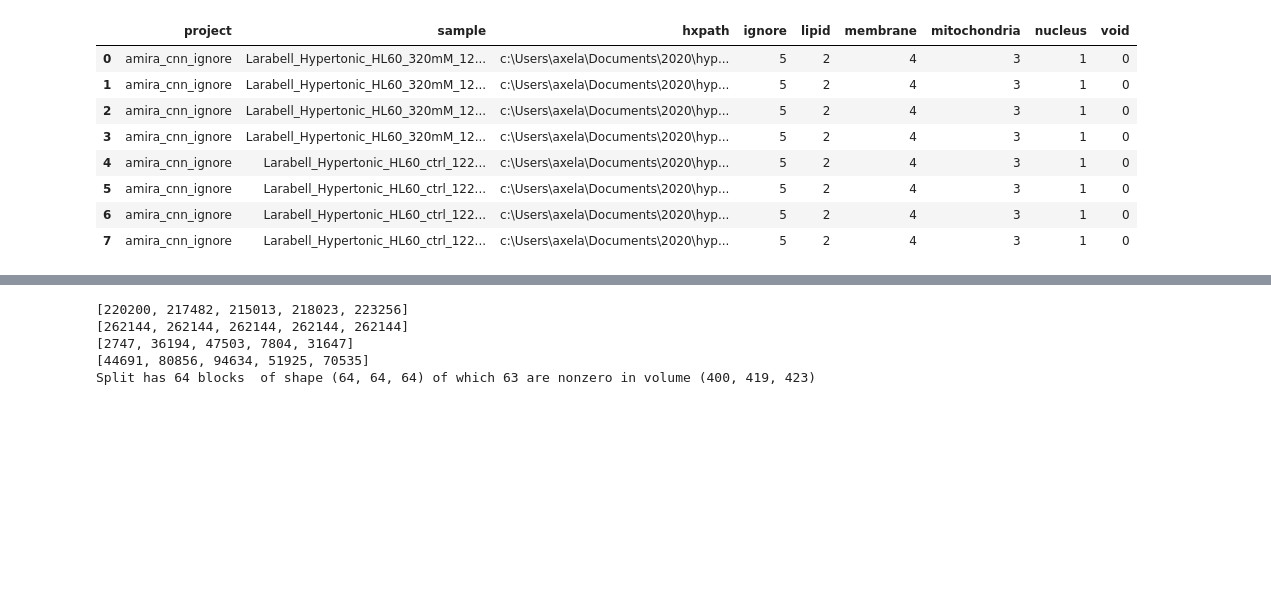
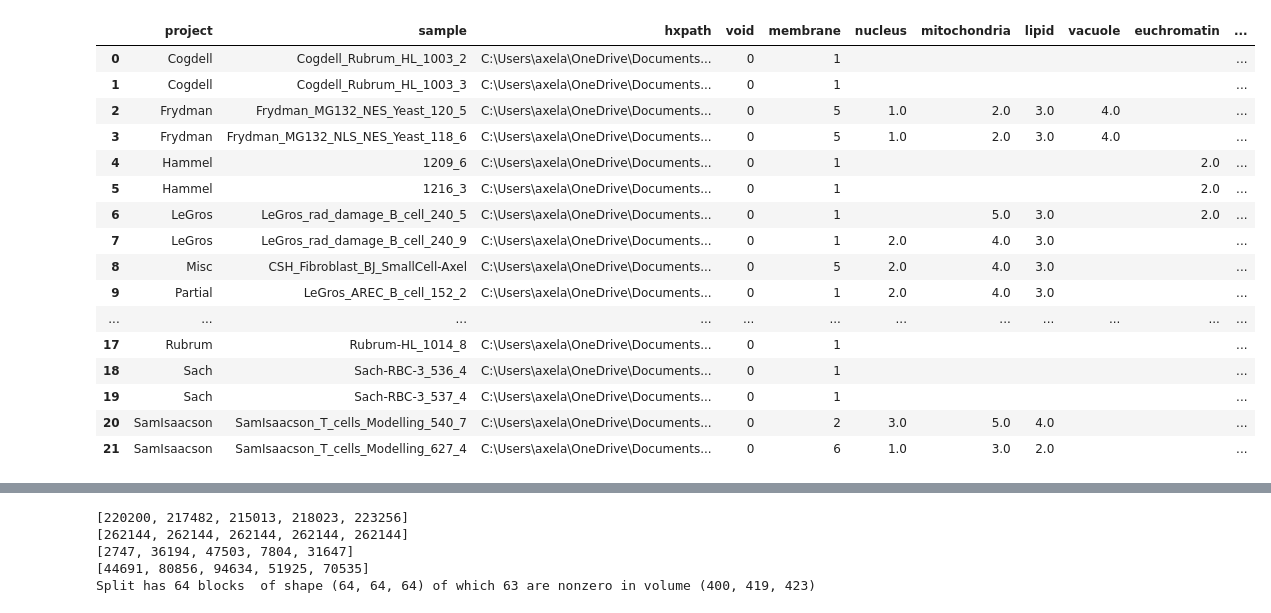
Before and after one commit to ncxt/ncxt_sxtcnn, a Jupyter notebook: dev.ipynb, the cells around one changed output, grey strips where cells are left out. Saved outputs shown, nothing was run; the diff lists cells and outputs as text; code cells hidden in the pictures; blank space fills up the shorter version.

```diff
--- a/dev.ipynb
+++ b/dev.ipynb
@@ -40,3 +82,8 @@ from ncxt_sxtcnn.sxtcnn.criteria import CrossEntropyLoss_DiceLoss
 from ncxt_sxtcnn import Segmenter
 # %% [output]
 [interactive output not drawn]
+# %%
+wd = "C:/Users/axela/OneDrive/Documents/2020/mock_NAS/"
+folder1 = wd + "Binned1/"
+folder2 = wd + "Binned2/"
+working_directory = wd
@@ -43,18 +92,22 @@ from ncxt_sxtcnn import Segmenter
 # %%
-wd = "c:/Users/axela/Documents/2020/hypertonic/"
-folder = wd + "amira_cnn_ignore"
-working_directory = wd + "cnn/"
-
-db = Database(folder=folder, wd=wd, sanitize=True)
-db.dataframe_sel("membrane")
+db_base = Database(folder=folder1, wd=wd, sanitize=True)
+db_base.dataframe_sel("membrane")
 # %% [output]
-|  | project | sample | hxpath | ignore | lipid | membrane | mitochondria | nucleus | void |
-| 0 | amira_cnn_ignore | Larabell_Hypertonic_HL60_320mM_12... | c:\Users\axela\Documents\2020\hyp... | 5 | 2 | 4 | 3 | 1 | 0 |
-| 1 | amira_cnn_ignore | Larabell_Hypertonic_HL60_320mM_12... | c:\Users\axela\Documents\2020\hyp... | 5 | 2 | 4 | 3 | 1 | 0 |
-| 2 | amira_cnn_ignore | Larabell_Hypertonic_HL60_320mM_12... | c:\Users\axela\Documents\2020\hyp... | 5 | 2 | 4 | 3 | 1 | 0 |
-| 3 | amira_cnn_ignore | Larabell_Hypertonic_HL60_320mM_12... | c:\Users\axela\Documents\2020\hyp... | 5 | 2 | 4 | 3 | 1 | 0 |
-| 4 | amira_cnn_ignore | Larabell_Hypertonic_HL60_ctrl_122... | c:\Users\axela\Documents\2020\hyp... | 5 | 2 | 4 | 3 | 1 | 0 |
-| 5 | amira_cnn_ignore | Larabell_Hypertonic_HL60_ctrl_122... | c:\Users\axela\Documents\2020\hyp... | 5 | 2 | 4 | 3 | 1 | 0 |
-| 6 | amira_cnn_ignore | Larabell_Hypertonic_HL60_ctrl_122... | c:\Users\axela\Documents\2020\hyp... | 5 | 2 | 4 | 3 | 1 | 0 |
-| 7 | amira_cnn_ignore | Larabell_Hypertonic_HL60_ctrl_122... | c:\Users\axela\Documents\2020\hyp... | 5 | 2 | 4 | 3 | 1 | 0 |
+|  | project | sample | hxpath | void | membrane | nucleus | mitochondria | lipid | vacuole | euchromatin | ... |
+| 0 | Cogdell | Cogdell_Rubrum_HL_1003_2 | C:\Users\axela\OneDrive\Documents... | 0 | 1 |  |  |  |  |  | ... |
+| 1 | Cogdell | Cogdell_Rubrum_HL_1003_3 | C:\Users\axela\OneDrive\Documents... | 0 | 1 |  |  |  |  |  | ... |
+| 2 | Frydman | Frydman_MG132_NES_Yeast_120_5 | C:\Users\axela\OneDrive\Documents... | 0 | 5 | 1.0 | 2.0 | 3.0 | 4.0 |  | ... |
+| 3 | Frydman | Frydman_MG132_NLS_NES_Yeast_118_6 | C:\Users\axela\OneDrive\Documents... | 0 | 5 | 1.0 | 2.0 | 3.0 | 4.0 |  | ... |
+| 4 | Hammel | 1209_6 | C:\Users\axela\OneDrive\Documents... | 0 | 1 |  |  |  |  | 2.0 | ... |
+| 5 | Hammel | 1216_3 | C:\Users\axela\OneDrive\Documents... | 0 | 1 |  |  |  |  | 2.0 | ... |
+| 6 | LeGros | LeGros_rad_damage_B_cell_240_5 | C:\Users\axela\OneDrive\Documents... | 0 | 1 |  | 5.0 | 3.0 |  | 2.0 | ... |
+| 7 | LeGros | LeGros_rad_damage_B_cell_240_9 | C:\Users\axela\OneDrive\Documents... | 0 | 1 | 2.0 | 4.0 | 3.0 |  |  | ... |
+| 8 | Misc | CSH_Fibroblast_BJ_SmallCell-Axel | C:\Users\axela\OneDrive\Documents... | 0 | 5 | 2.0 | 4.0 | 3.0 |  |  | ... |
+| 9 | Partial | LeGros_AREC_B_cell_152_2 | C:\Users\axela\OneDrive\Documents... | 0 | 1 | 2.0 | 4.0 | 3.0 |  |  | ... |
+| ... | ... | ... | ... | ... | ... | ... | ... | ... | ... | ... | ... |
+| 17 | Rubrum | Rubrum-HL_1014_8 | C:\Users\axela\OneDrive\Documents... | 0 | 1 |  |  |  |  |  | ... |
+| 18 | Sach | Sach-RBC-3_536_4 | C:\Users\axela\OneDrive\Documents... | 0 | 1 |  |  |  |  |  | ... |
+| 19 | Sach | Sach-RBC-3_537_4 | C:\Users\axela\OneDrive\Documents... | 0 | 1 |  |  |  |  |  | ... |
+| 20 | SamIsaacson | SamIsaacson_T_cells_Modelling_540_7 | C:\Users\axela\OneDrive\Documents... | 0 | 2 | 3.0 | 5.0 | 4.0 |  |  | ... |
+| 21 | SamIsaacson | SamIsaacson_T_cells_Modelling_627_4 | C:\Users\axela\OneDrive\Documents... | 0 | 6 | 1.0 | 3.0 | 2.0 |  |  | ... |
 [interactive output not drawn]
```
Also changed, not shown: parts of 10 cells of this notebook, 6 other files.
